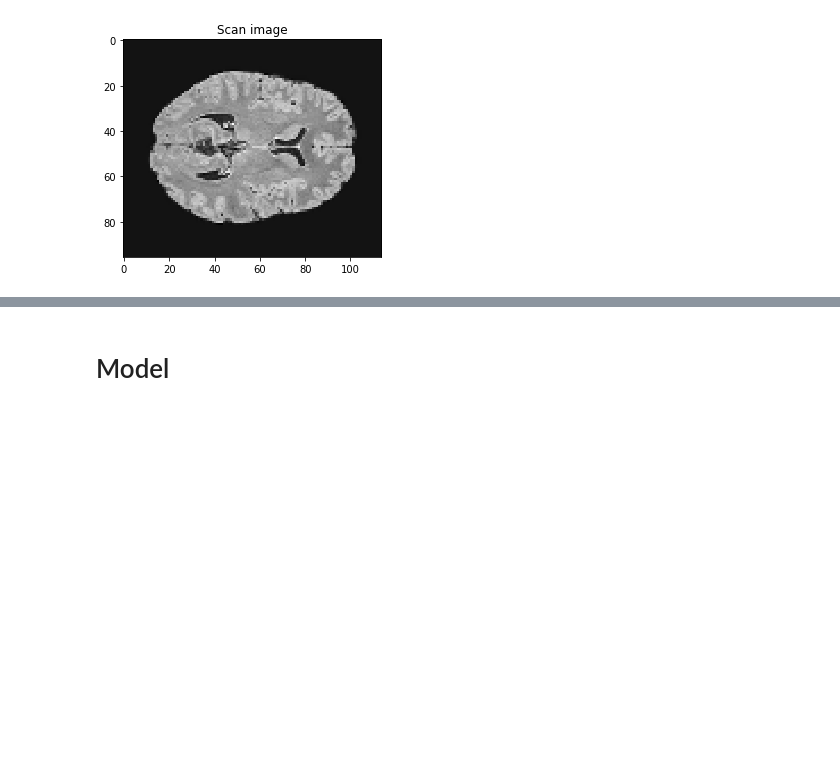
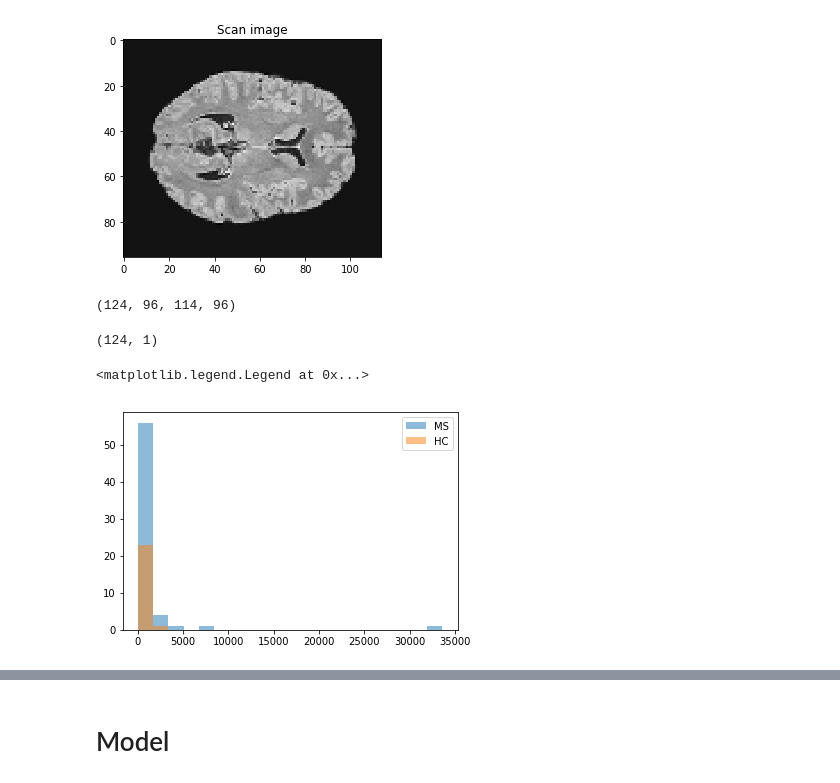
Before and after one commit to derEitel/explainableMS, a Jupyter notebook: INNvestigate-normal MS FLAIR.ipynb, the cells around one changed output, grey strips where cells are left out. Saved outputs shown, nothing was run; the diff lists cells and outputs as text; code cells hidden in the pictures; blank space fills up the shorter version.

```diff
--- a/INNvestigate-normal MS FLAIR.ipynb
+++ b/INNvestigate-normal MS FLAIR.ipynb
@@ -103,3 +103,7 @@ plt.imshow(np.squeeze(cis_data[4][0][0])[:,:,42], cmap='gray')
 plt.show()
 # %% [output]
 [figure]
+# %%
+lesion_masks_train.shape
+# %% [output]
+(124, 96, 114, 96)
@@ -105,0 +117,11 @@ plt.show()
+# %%
+lesion_masks_train.shape
+# %% [output]
+(124, 1)
+# %%
+_, bins, _ = plt.hist(lesion_masks_train[y_train==1.], bins=20, alpha=0.5)#, range=[0, 8000])
+_ = plt.hist(lesion_masks_train[y_train==0.], bins=bins, alpha=0.5)#, range=[0, 8000])
+plt.legend(["MS", "HC"])
+# %% [output]
+<matplotlib.legend.Legend at 0x...>
+[figure, added]
```
Also changed, not shown: parts of 10 cells of this notebook, 9 other files.
